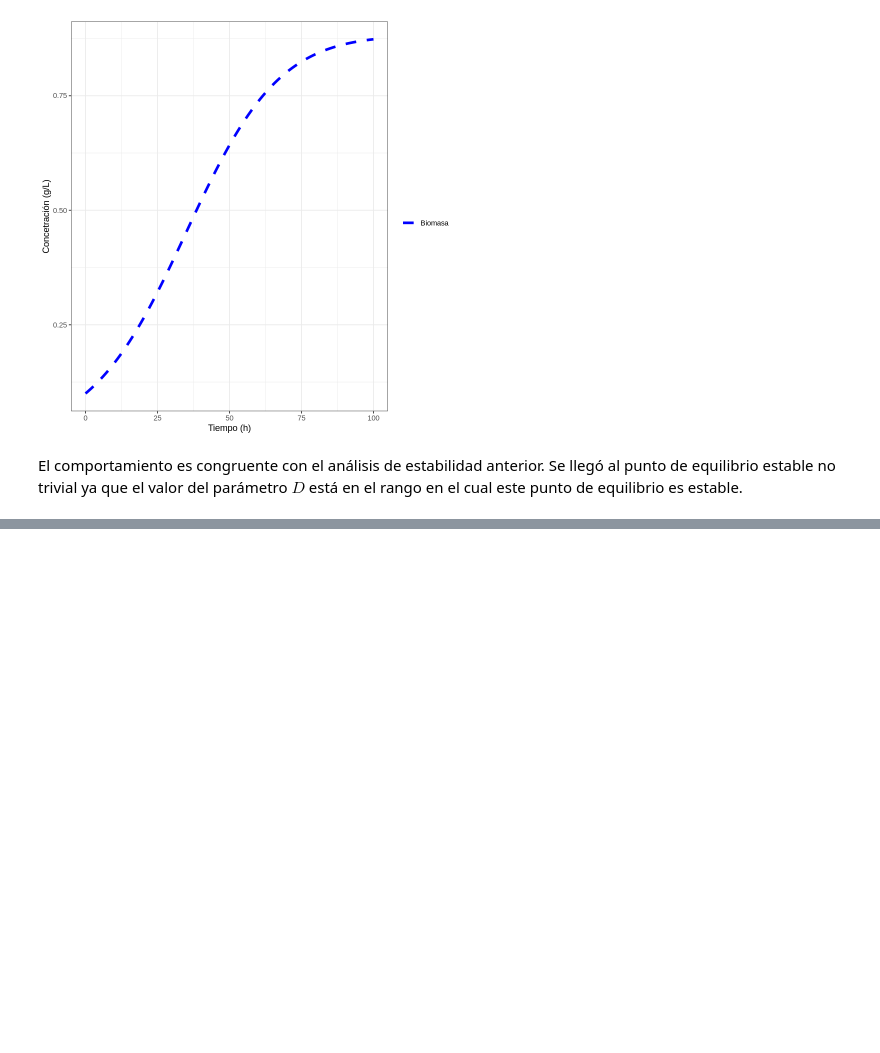
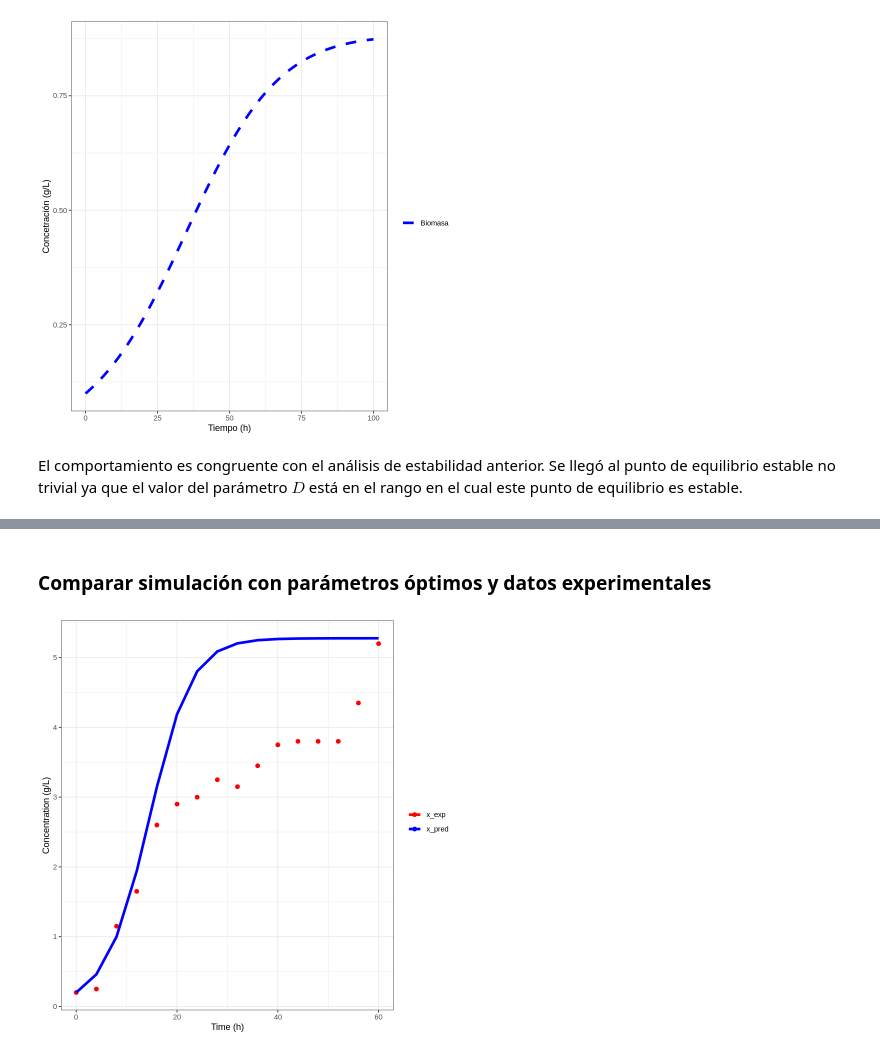
Before and after one commit to JuanM-GG/sistemas-dinamicos-R, a Jupyter notebook: modelo_monod.ipynb, the cells around one changed output, grey strips where cells are left out. Drawn from its saved outputs; the diff is of its cells as text; code cells hidden in the pictures; blank space fills up the shorter version.

```diff
--- a/modelo_monod.ipynb
+++ b/modelo_monod.ipynb
@@ -602,0 +762,25 @@ El comportamiento es congruente con el análisis de estabilidad anterior. Se lle
+# %% [markdown]
+### Comparar simulación con parámetros óptimos y datos experimentales
+# %%
+# parámetros para la simulación
+p_opt <- GA1@solution[1,]
+# %%
+# condiciones iniciales
+s <- c(s = data$s[1], x = data$x[1], p = data$p[1])
+# %%
+# tiempo de integración
+times <- seq(0,60,4)
+# %%
+out <- ode(y=s, times = times, parms = p_opt, func = model, method = "rk4")
+out <- as.data.frame(out)
+# %%
+# comparamos modelo y datos experimentales (biomasa)
+ggplot(data, aes(x=time)) +
+  geom_point(aes(y = x, color = "x_exp"), size = 2) +
+  geom_line(data = out, aes(y = x, color = "x_pred"), lwd = 1.5) +
+  scale_color_manual("", breaks = c("x_exp", "x_pred"), values = c("red", "blue")) +
+  xlab("Time (h)") +
+  ylab("Concentration (g/L)") +
+  theme_bw()
+# %% [output]
+[figure, added]
```
Also changed, not shown: parts of 52 cells of this notebook.
